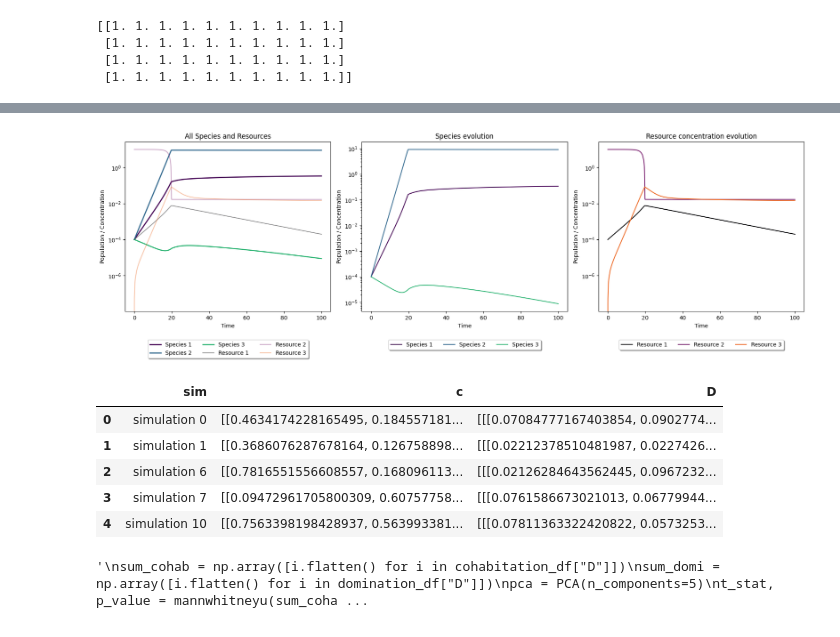
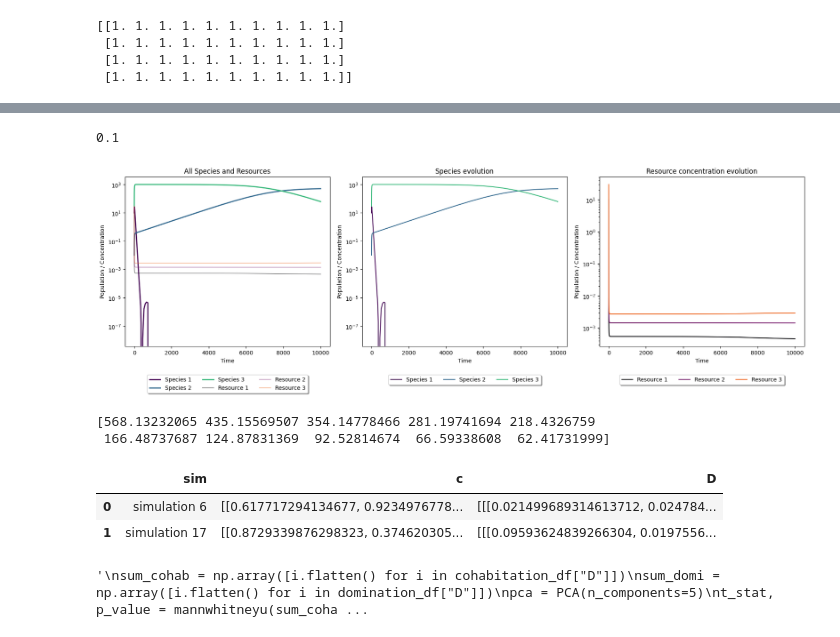
Before and after one commit to GiveMe1Coffee/m6-consumer-resource-model, a Jupyter notebook: M6_project.ipynb, the cells around one changed output, grey strips where cells are left out. Saved outputs shown, nothing was run; the diff lists cells and outputs as text; code cells hidden in the pictures.

Commit message:
Mini changement sur le modele simplifié et les paramètres simplifiés

```diff
--- a/M6_project.ipynb
+++ b/M6_project.ipynb
@@ -286,7 +282,7 @@ MODEL 2 : CR_model_simple
 n_species = 3
 N0 = np.ones(n_species) # list of initial population densities
 N0[0] = 10  # species 1
-N0[1] = 20  # species 2
+N0[1] = 1e-2  # species 2
 N0[2] = 30  # species 3
 
 n_cs = 3 # cs = carbon sources
@@ -300,8 +296,8 @@ y0 = np.append(np.array(N0),R0) # starting state
 
 g = np.ones(n_species) # CONVERSION FACTOR from energy uptake to growth rate, for each species
 g[0] = 0.25   #species 1
-g[1] = 0.50   #species 2
-g[2] = 0.75   #species 3
+g[1] = 0.5   #species 2
+g[2] = 0.55   #species 3
 
 
 K = np.ones(n_cs) # AFFINITY of each resource (consider making this small)
@@ -313,17 +309,18 @@ K[2] = 0.03   #resource 3
 c =  np.ones((n_species,n_cs)) # MAX UPTAKE of a ressource a by a species i
 c[0,0] = 1   #species 1 resource 1
 c[0,1] = 1   #species 1 resource 2
-c[0,2] = 1   #species 1 resource 3
+c[0,2] = 1  #species 1 resource 3
 
 c[1,0] = 1   #species 2 resource 1
 c[1,1] = 1   #species 2 resource 2
-c[1,2] = 1   #species 2 resource 3
+c[1,2] = 1  #species 2 resource 3
 
-c[2,0] = 1   #species 3 resource 1
-c[2,1] = 1   #species 3 resource 2
-c[2,2] = 1   #species 3 resource 3
+c[2,0] = 0.9   #species 3 resource 1
+c[2,1] = 0.9   #species 3 resource 2
+c[2,2] = 0.9   #species 3 resource 3
 
-
+# J est calculé dans le model à partir de c, R et K
+'''
 J = np.zeros((n_species, n_cs)) # ENERGY INTAKE d'in individu i par une ressource a
 J[0,0] = 1   #species 1 resource 1
 J[0,1] = 1   #species 1 resource 2
@@ -336,20 +333,23 @@ J[1,2] = 1   #species 2 resource 3
 J[2,0] = 1   #species 3 resource 1
 J[2,1] = 1   #species 3 resource 2
 J[2,2] = 1   #species 3 resource 3
+'''
 
+D = np.ones((n_species, n_cs, n_cs)) # BYPRODUCT produced by species a from resource i attention to no go beyond a sum of one for each column
+D[0,0] = 0.05   #species 1 resource 1
+D[0,1] = 0.075  #species 1 resource 2
+D[0,2] = 0.1  #species 1 resource 3
 
-D = np.ones((n_species, n_cs, n_cs)) # BYPRODUCT produced by species a from resource i
-D[0,0] = 0.1   #species 1 resource 1
-D[0,1] = 0.2   #species 1 resource 2
-D[0,2] = 0.3   #species 1 resource 3
+D[1,0] = 0.125  #species 2 resource 1
+D[1,1] = 0.15  #species 2 resource 2
+D[1,2] = 0.175   #species 2 resource 3
 
-D[1,0] = 0.4   #species 2 resource 1
-D[1,1] = 0.5   #species 2 resource 2
-D[1,2] = 0.6   #species 2 resource 3
-
-D[2,0] = 0.7   #species 3 resource 1
-D[2,1] = 0.8   #species 3 resource 2
-D[2,2] = 0.9   #species 3 resource 3
+D[2,0] = 0.2   #species 3 resource 1
+D[2,1] = 0.225   #species 3 resource 2
+D[2,2] = 0.25 #species 3 resource 3
+d
+# %% [output]
+0.1
 # %%
 # MODEL
 def CR_model_simple(t,y) :
@@ -370,7 +370,7 @@ def CR_model_simple(t,y) :
   for i in range(n_species): # for every species
     growth_intake = np.sum([(J[i, a])for a in range(n_cs)]) # growth ~ uptake, energy content of resource // NO LEAKAGE, NO MAINTENANCE
                                                                                  # -> for every resource, added up
-  dNdt[i] = g[i]*N[i]*growth_intake # population evolution ~ conversion rate, population, growth intake // NO DILUTION
+    dNdt[i] = g[i]*N[i]*growth_intake-(N[i]*d) # population evolution ~ conversion rate, population, growth intake // with dilution (else population will never decrease and we won't be able to determine in wich case it doesn't)
 
   # resource variation
   dRdt = np.zeros(n_cs) # variation in resource ~ consumption and byproduct production
@@ -388,7 +388,7 @@ def CR_model_simple(t,y) :
   return np.concatenate((dNdt,dRdt))
 # %%
 # DEFINE TIMEFRAME, SEARCH SOLUTIONS
-t_span = (0,200)
+t_span = (0,10000)
 solutions_simple = solve_ivp(CR_model_simple, t_span, y0, method = "BDF")
 # %%
 # better plot for solutions ?
@@ -407,53 +407,57 @@ fig, axs = plt.subplots(1,3, figsize=(18, 6))
 
 # Premier graphique avec tout
 for i in range(n_species):
-    axs[0].plot(solutions.t,
-                solutions.y[i],
+    axs[0].plot(solutions_simple.t,
+                solutions_simple.y[i],
                 label=legend_species[i],
                 color=colors_species[i],
                 linewidth=2.0)
 for i in range(n_cs):
-    axs[0].plot(solutions.t,
-                solutions.y[i+n_species],
+    axs[0].plot(solutions_simple.t,
+                solutions_simple.y[i+n_species],
                 label=legend_cs[i],
                 color=colors_cs[i],
                 alpha = 0.4)
 axs[0].set_yscale('log')
 axs[0].set_title('All Species and Resources')
 
 # Deuxième graphique avec seulement les espèces
 for i in range(n_species):
-    axs[1].plot(solutions.t,
-                solutions.y[i],
+    axs[1].plot(solutions_simple.t,
+                solutions_simple.y[i],
                 label=legend_species[i],
                 color=colors_species[i])
 axs[1].set_yscale('log')
 axs[1].set_title('Species evolution')
 
 # Troisième graphique avec seulement les cs
 for i in range(n_cs):
-    axs[2].plot(solutions.t,
-                solutions.y[i+n_species],
+    axs[2].plot(solutions_simple.t,
+                solutions_simple.y[i+n_species],
                 label=legend_cs[i],
                 color=colors_cs[i])
 axs[2].set_yscale('log')
 axs[2].set_title('Resource concentration evolution')
 
 # Titres et légendes
 for ax in axs:
     ax.set_xlabel('Time')
     ax.set_ylabel('Population / Concentration')
     ax.legend(loc='upper center',
               bbox_to_anchor=(0.5, -0.15),
               fancybox=True,
               shadow=True,
               ncol=3)
 
 plt.tight_layout()
 plt.show()
+print(solutions_simple.y[2][-10:])
 # %% [output]
-[figure, old version]
+[figure, new version]
+[568.13232065 435.15569507 354.14778466 281.19741694 218.4326759
+ 166.48737687 124.87831369  92.52814674  66.59338608  62.41731999]
 # %%
+'''
 #trash
 
 cohabitation_data = {"sim":[], "c" :[], "D" : []}
@@ -477,13 +481,11 @@ for i in range(len(sim_dict)):
 cohabitation_df = pd.DataFrame(cohabitation_data)
 domination_df = pd.DataFrame(domination_data)
 cohabitation_df.head()
+'''
 # %% [output]
 |  | sim | c | D |
-| 0 | simulation 0 | [[0.4634174228165495, 0.184557181... | [[[0.07084777167403854, 0.0902774... |
-| 1 | simulation 1 | [[0.3686076287678164, 0.126758898... | [[[0.02212378510481987, 0.0227426... |
-| 2 | simulation 6 | [[0.7816551556608557, 0.168096113... | [[[0.02126284643562445, 0.0967232... |
-| 3 | simulation 7 | [[0.09472961705800309, 0.60757758... | [[[0.0761586673021013, 0.06779944... |
-| 4 | simulation 10 | [[0.7563398198428937, 0.563993381... | [[[0.07811363322420822, 0.0573253... |
+| 0 | simulation 6 | [[0.617717294134677, 0.9234976778... | [[[0.021499689314613712, 0.024784... |
+| 1 | simulation 17 | [[0.8729339876298323, 0.374620305... | [[[0.09593624839266304, 0.0197556... |
 # %%
 # Statistical analysis
 #trash
```
Also changed, not shown: parts of 4 cells of this notebook.
